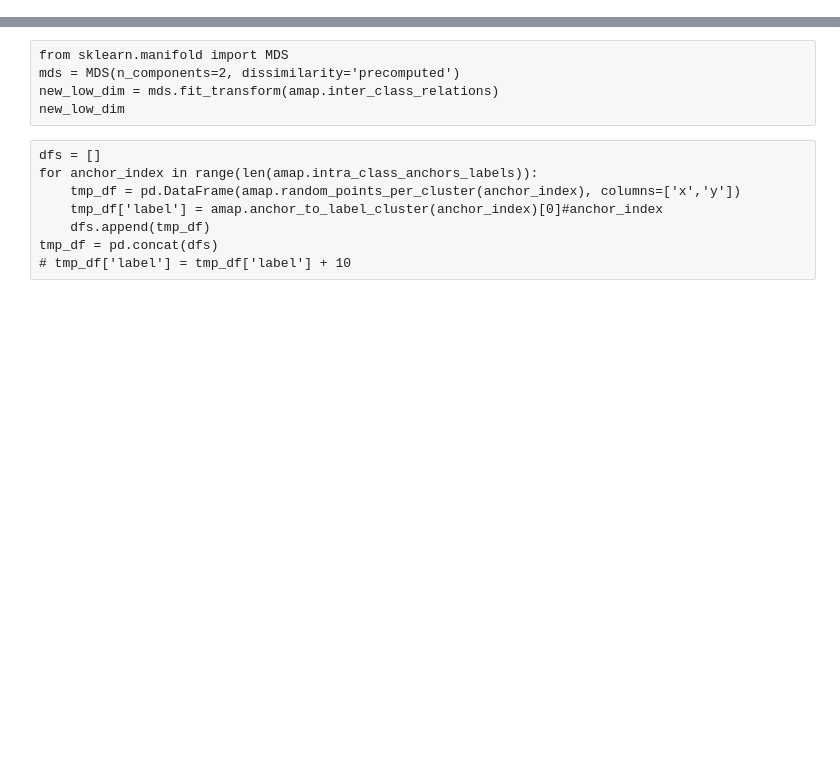
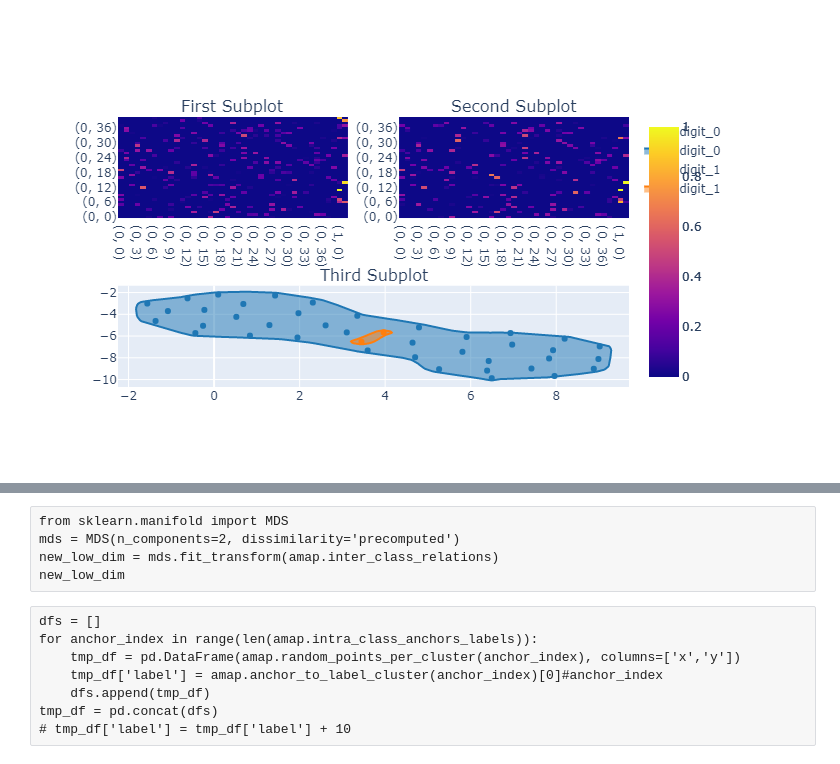
Before and after one commit to wuuusicong/ExplorationAndVisualizationOfHighDimClusters, a Jupyter notebook: src/test_notebook_relaxtion_2.ipynb, the cells around one changed output, grey strips where cells are left out. Drawn from its saved outputs; the diff is of its cells as text; code cells hidden in the pictures; blank space fills up the shorter version.

```diff
--- a/src/test_notebook_relaxtion_2.ipynb
+++ b/src/test_notebook_relaxtion_2.ipynb
@@ -54,0 +68,5 @@ amap.anchors_plot2(alpha=1)
+# %%
+amap.radius_q = 1
+amap.anchors_plot_plotly(0)
+# %% [output]
+[figure, added]
```
Also changed, not shown: parts of 7 cells of this notebook, 6 other files.
